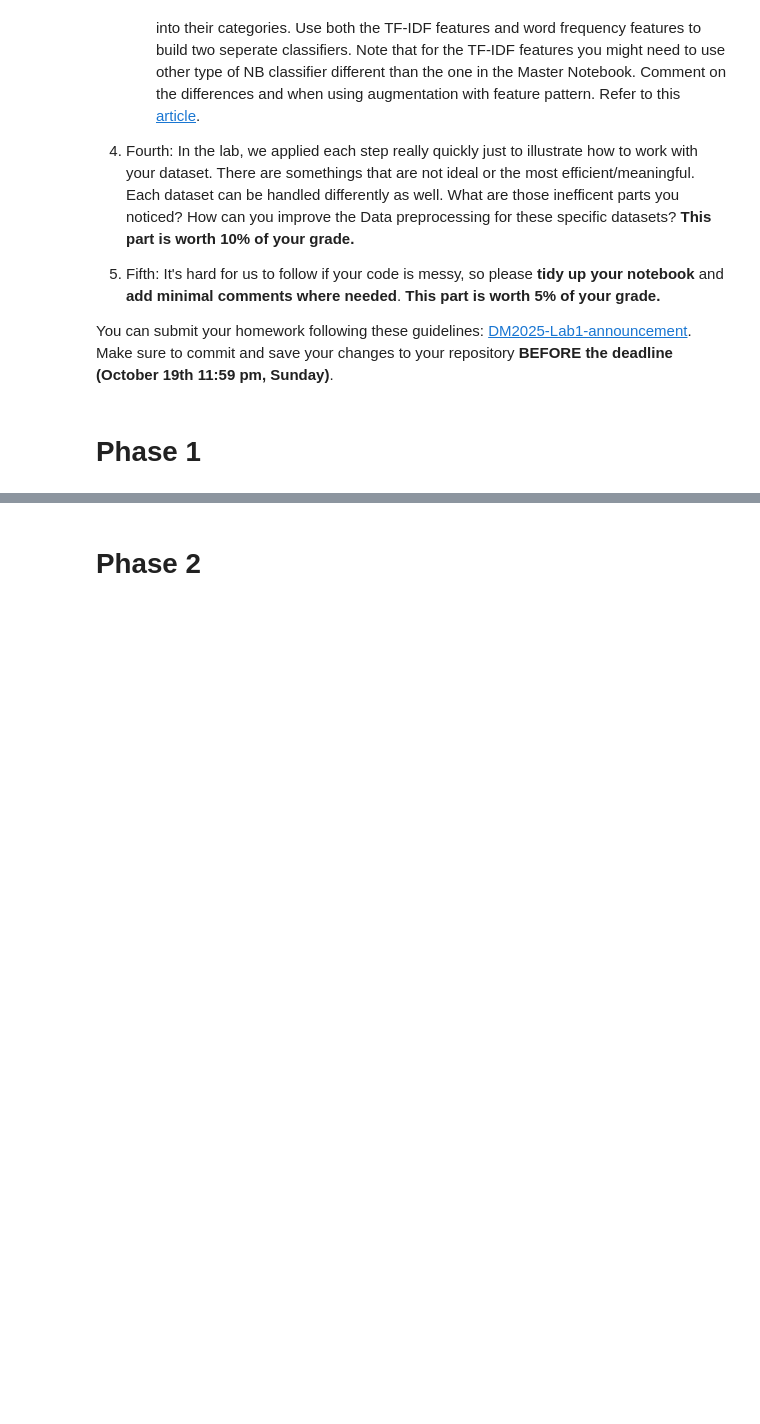
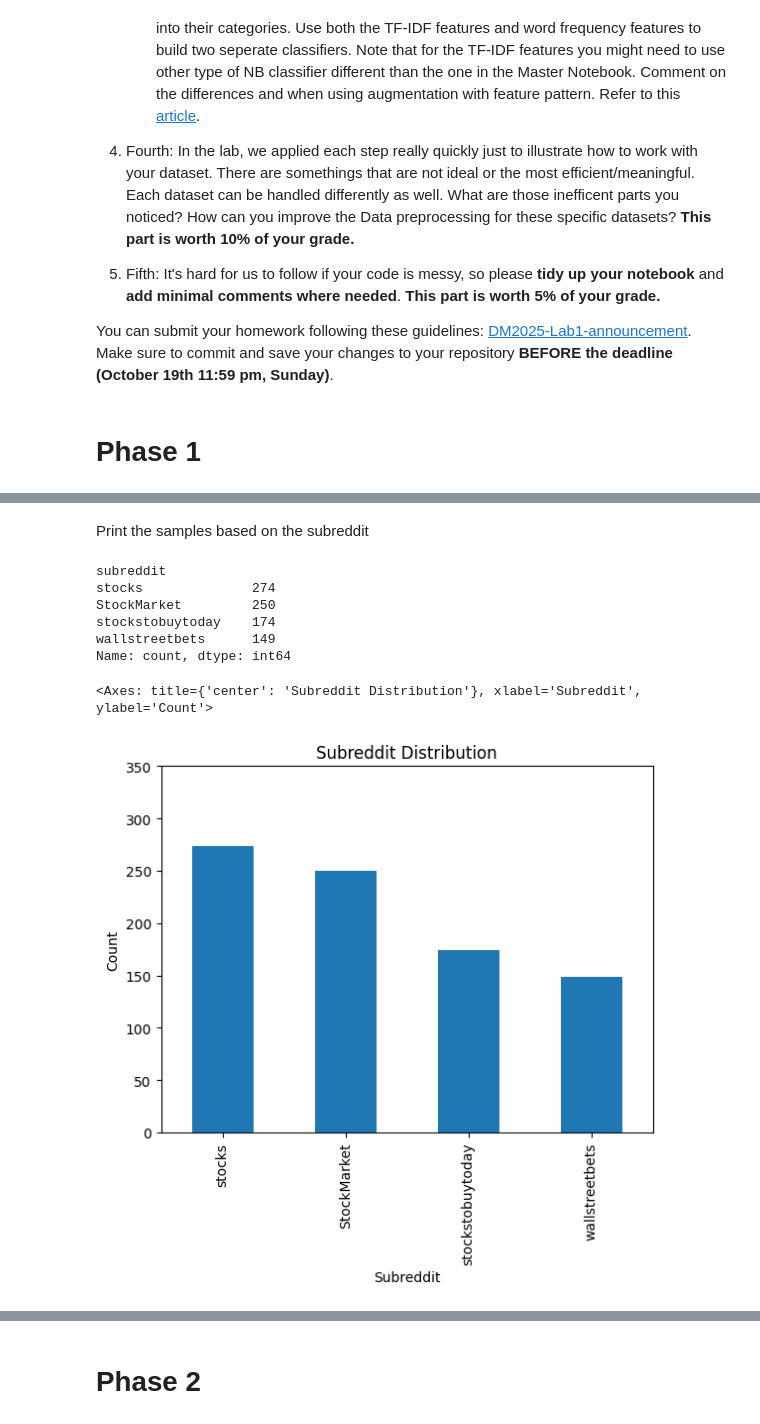
Before and after one commit to ChengYou-Liou/DM2025-Lab1-Exercise, a Jupyter notebook: DM2025-Lab1-Homework.ipynb, the cells around one changed output, grey strips where cells are left out. Cells and saved outputs as stored; diff of their text form; code cells hidden in the pictures; blank space fills up the shorter version.

```diff
--- a/DM2025-Lab1-Homework.ipynb
+++ b/DM2025-Lab1-Homework.ipynb
@@ -62,0 +68,6 @@ You can submit your homework following these guidelines: [DM2025-Lab1-announceme
+# %%
+df = pd.read_csv('newdataset/Reddit-stock-sentiment.csv')
+#Check the type of the dataframe
+print(type(df))
+#Check the shape of the dataframe
+print(df.shape)
@@ -62,0 +155,19 @@ You can submit your homework following these guidelines: [DM2025-Lab1-announceme
+# %% [markdown]
+Print the samples based on the subreddit
+# %%
+print(df.subreddit.value_counts())
+
+df.subreddit.value_counts().plot(kind='bar',
+                                 title='Subreddit Distribution',
+                                 xlabel='Subreddit',
+                                 ylabel='Count',
+                                 ylim = [0, 350])
+# %% [output]
+subreddit
+stocks              274
+StockMarket         250
+stockstobuytoday    174
+wallstreetbets      149
+Name: count, dtype: int64
+<Axes: title={'center': 'Subreddit Distribution'}, xlabel='Subreddit', ylabel='Count'>
+[figure, added]
```
Also changed, not shown: parts of 50 cells of this notebook.
